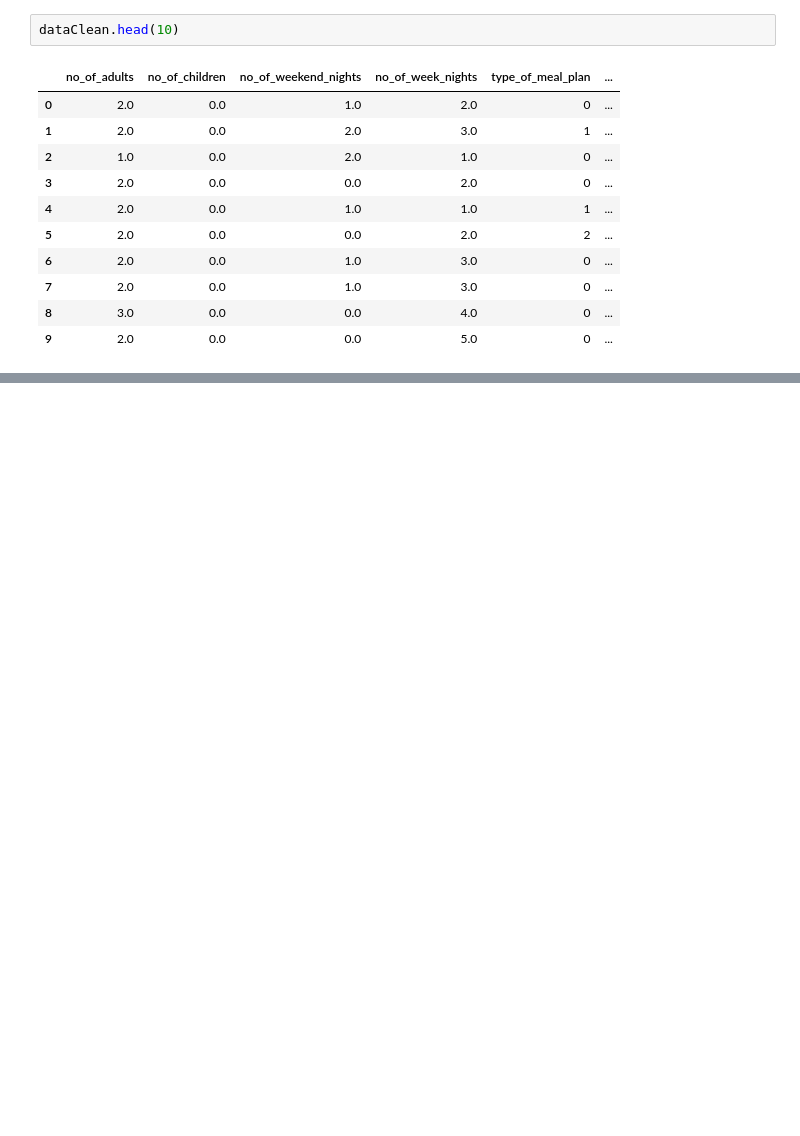
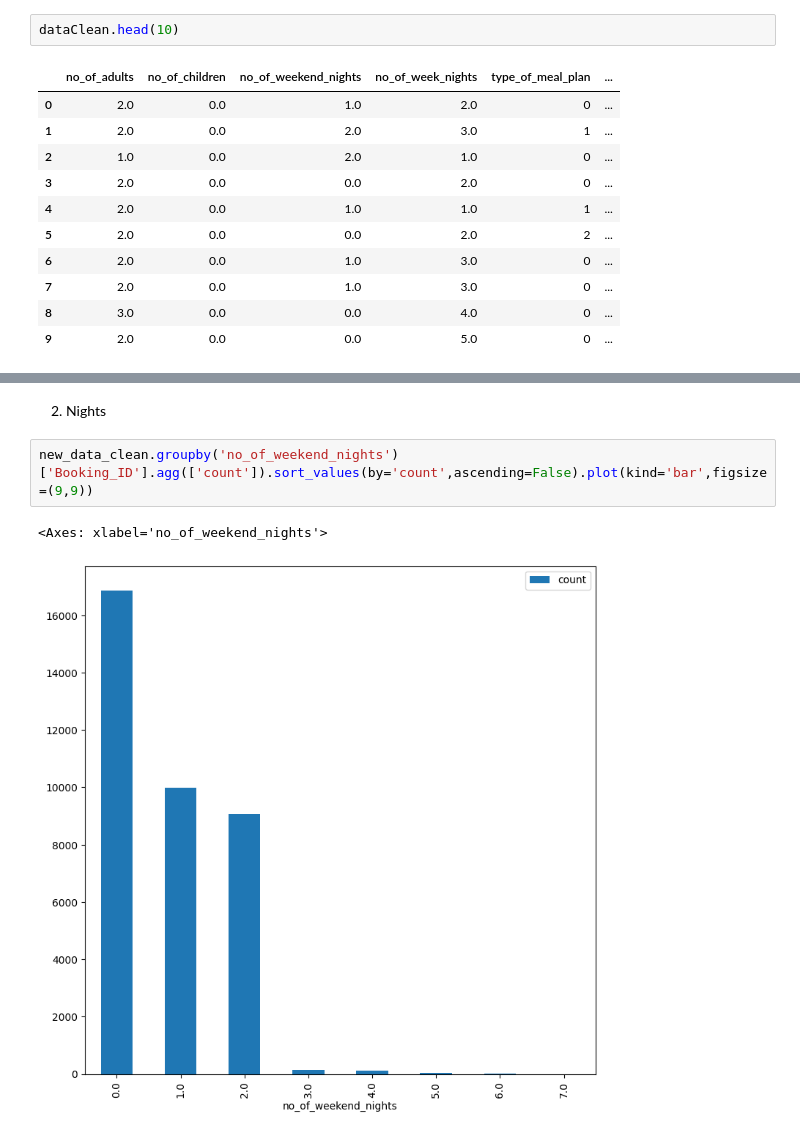
Before and after one commit to OmarAshraf1911/Data_Science, a Jupyter notebook: hotel.ipynb, the cells around one changed output, grey strips where cells are left out. Cells and saved outputs as stored; diff of their text form; blank space fills up the shorter version.

```diff
--- a/hotel.ipynb
+++ b/hotel.ipynb
@@ -427,0 +441,7 @@ dataClean.head(10)
+# %% [markdown]
+2. Nights
+# %%
+new_data_clean.groupby('no_of_weekend_nights')['Booking_ID'].agg(['count']).sort_values(by='count',ascending=False).plot(kind='bar',figsize=(9,9))
+# %% [output]
+<Axes: xlabel='no_of_weekend_nights'>
+[figure, added]
```
Also changed, not shown: parts of 38 cells of this notebook.
